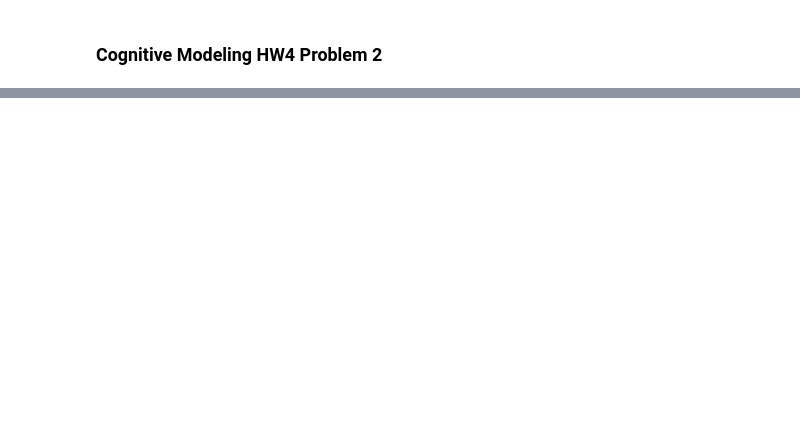
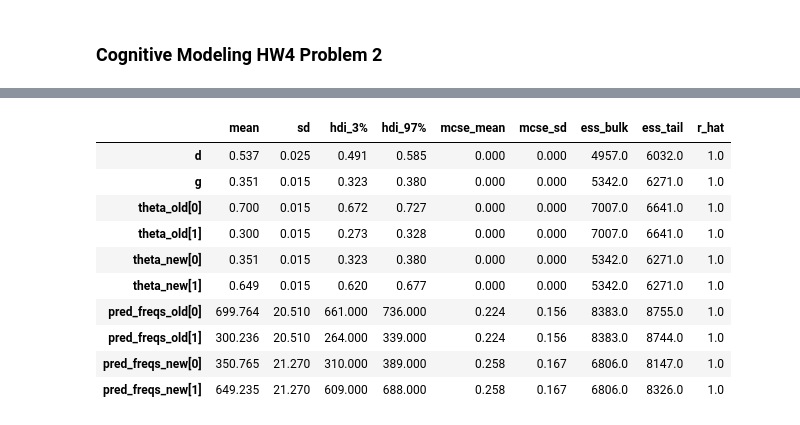
Before and after one commit to NightHydra/CognitiveModelingHomework, a Jupyter notebook: Homeworks/HW4/hw_4_problem2.ipynb, the cells around one changed output, grey strips where cells are left out. Saved outputs shown, nothing was run; the diff lists cells and outputs as text; code cells hidden in the pictures; blank space fills up the shorter version.

```diff
--- a/Homeworks/HW4/hw_4_problem2.ipynb
+++ b/Homeworks/HW4/hw_4_problem2.ipynb
@@ -70,0 +105,15 @@ generated quantities{
+# %%
+# Get the summary of the fit
+az.summary(one_high_fit)
+# %% [output]
+|  | mean | sd | hdi_3% | hdi_97% | mcse_mean | mcse_sd | ess_bulk | ess_tail | r_hat |
+| d | 0.537 | 0.025 | 0.491 | 0.585 | 0.000 | 0.000 | 4957.0 | 6032.0 | 1.0 |
+| g | 0.351 | 0.015 | 0.323 | 0.380 | 0.000 | 0.000 | 5342.0 | 6271.0 | 1.0 |
+| theta_old[0] | 0.700 | 0.015 | 0.672 | 0.727 | 0.000 | 0.000 | 7007.0 | 6641.0 | 1.0 |
+| theta_old[1] | 0.300 | 0.015 | 0.273 | 0.328 | 0.000 | 0.000 | 7007.0 | 6641.0 | 1.0 |
+| theta_new[0] | 0.351 | 0.015 | 0.323 | 0.380 | 0.000 | 0.000 | 5342.0 | 6271.0 | 1.0 |
+| theta_new[1] | 0.649 | 0.015 | 0.620 | 0.677 | 0.000 | 0.000 | 5342.0 | 6271.0 | 1.0 |
+| pred_freqs_old[0] | 699.764 | 20.510 | 661.000 | 736.000 | 0.224 | 0.156 | 8383.0 | 8755.0 | 1.0 |
+| pred_freqs_old[1] | 300.236 | 20.510 | 264.000 | 339.000 | 0.224 | 0.156 | 8383.0 | 8744.0 | 1.0 |
+| pred_freqs_new[0] | 350.765 | 21.270 | 310.000 | 389.000 | 0.258 | 0.167 | 6806.0 | 8147.0 | 1.0 |
+| pred_freqs_new[1] | 649.235 | 21.270 | 609.000 | 688.000 | 0.258 | 0.167 | 6806.0 | 8326.0 | 1.0 |
```
Also changed, not shown: parts of 10 cells of this notebook, 1 other file.
